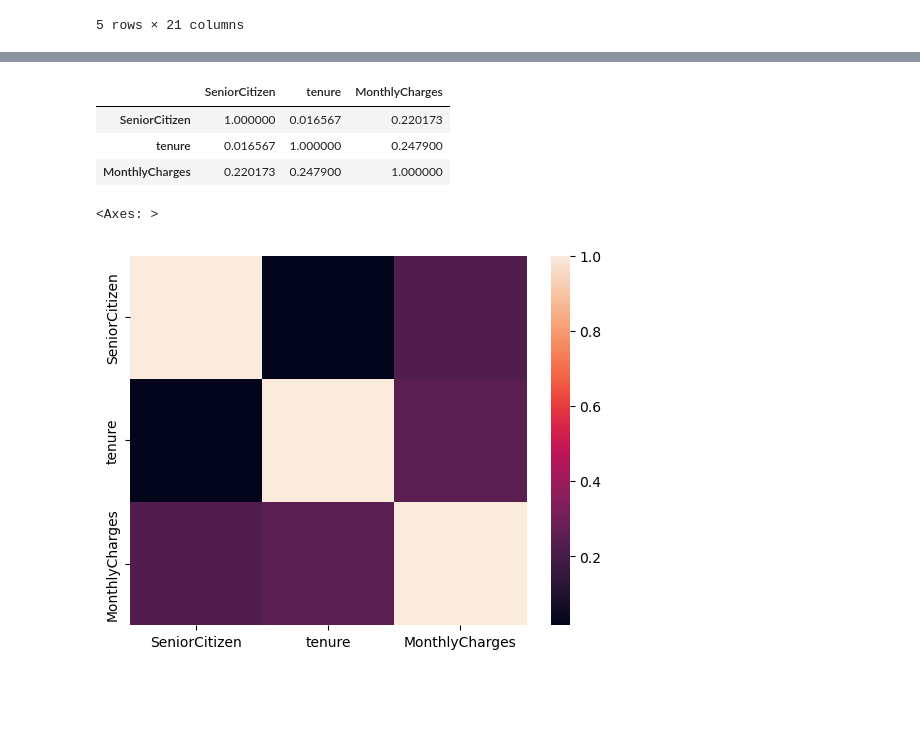
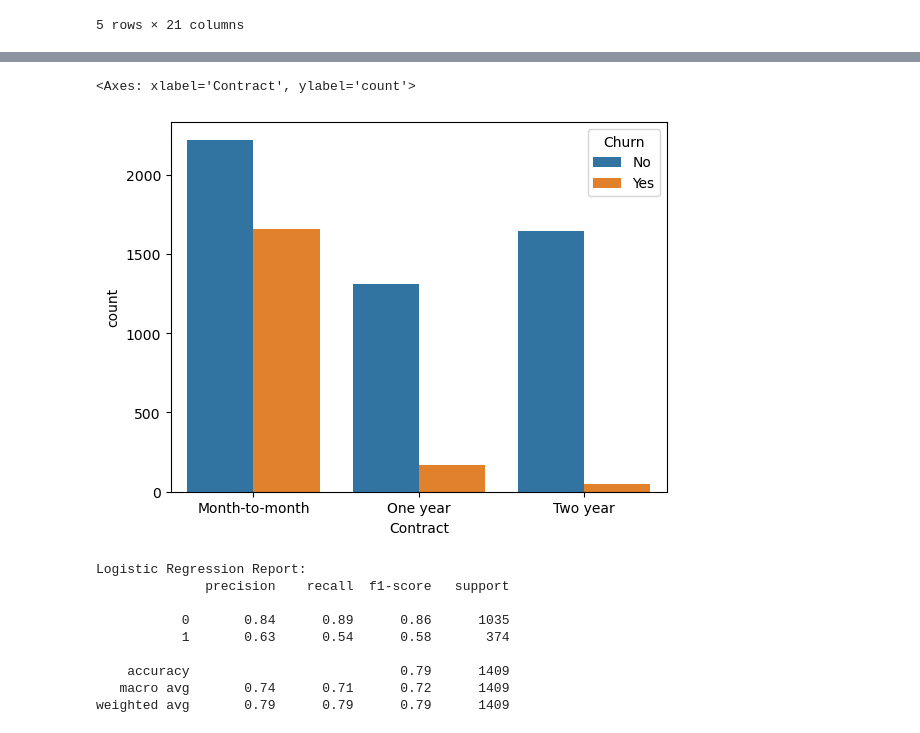
Before and after one commit to mojes-madugula/churn-project, a Jupyter notebook: notebooks/01_EDA.ipynb, the cells around one changed output, grey strips where cells are left out. Drawn from its saved outputs; the diff is of its cells as text; code cells hidden in the pictures; blank space fills up the shorter version.

```diff
--- a/notebooks/01_EDA.ipynb
+++ b/notebooks/01_EDA.ipynb
@@ -36,0 +95,5 @@ df.head()
+# %%
+sns.countplot(x='Contract', hue='Churn', data=df)
+# %% [output]
+<Axes: xlabel='Contract', ylabel='count'>
+[figure, added]
@@ -37,13 +115,24 @@ df.head()
 # %%
-df.corr()
+num_cols = X.select_dtypes(include=['int64','float64']).columns
+scaler = StandardScaler()
+X_train[num_cols] = scaler.fit_transform(X_train[num_cols])
+X_test[num_cols] = scaler.transform(X_test[num_cols])
-# %% [output]
-|  | SeniorCitizen | tenure | MonthlyCharges |
-| SeniorCitizen | 1.000000 | 0.016567 | 0.220173 |
-| tenure | 0.016567 | 1.000000 | 0.247900 |
-| MonthlyCharges | 0.220173 | 0.247900 | 1.000000 |
 # %%
-sns.heatmap(df.corr())
+log_reg = LogisticRegression(max_iter=1000)
+log_reg.fit(X_train, y_train)
+
+y_pred_lr = log_reg.predict(X_test)
+
+print("Logistic Regression Report:")
+print(classification_report(y_test, y_pred_lr))
 # %% [output]
-<Axes: >
+Logistic Regression Report:
+              precision    recall  f1-score   support
+
+           0       0.84      0.89      0.86      1035
+           1       0.63      0.54      0.58       374
+
+    accuracy                           0.79      1409
+   macro avg       0.74      0.71      0.72      1409
+weighted avg       0.79      0.79      0.79      1409
-[figure, removed]
 # %%
```
Also changed, not shown: parts of 32 cells of this notebook.
